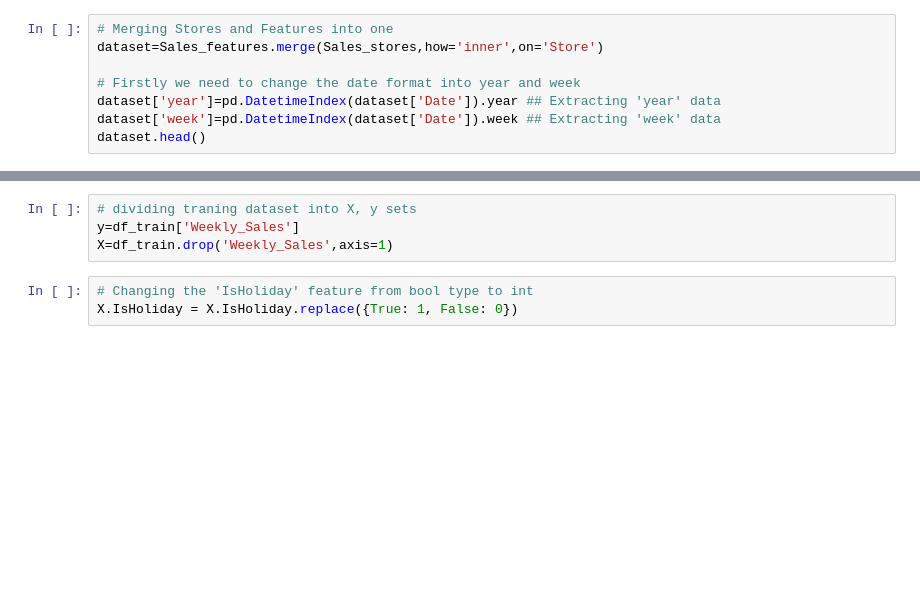
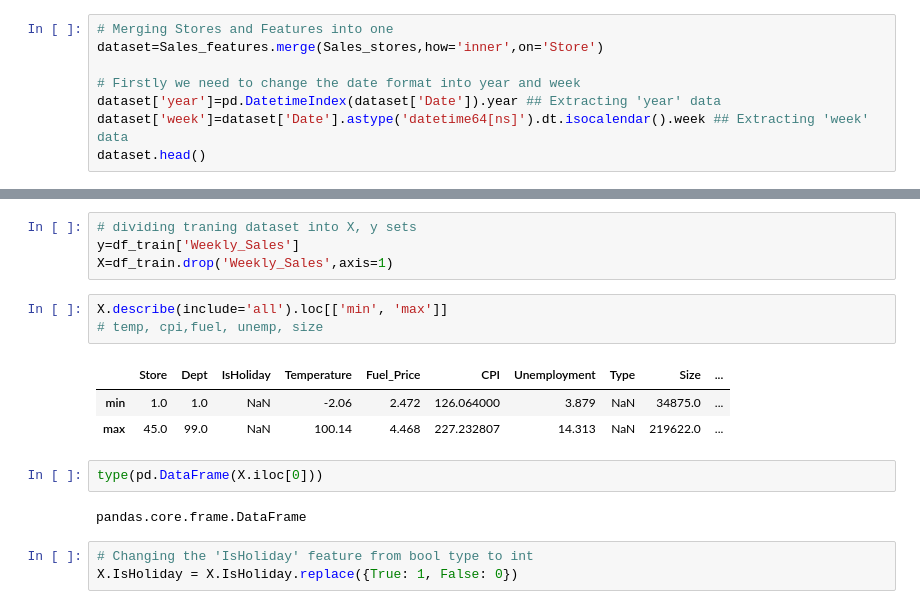
Before and after one commit to Govardhan211103/SalesForecasting, a Jupyter notebook: notebook/Model_Training.ipynb, the cells around one changed output, grey strips where cells are left out. Saved outputs shown, nothing was run; the diff lists cells and outputs as text; blank space fills up the shorter version.

```diff
--- a/notebook/Model_Training.ipynb
+++ b/notebook/Model_Training.ipynb
@@ -31,7 +31,7 @@ dataset=Sales_features.merge(Sales_stores,how='inner',on='Store')
 
 # Firstly we need to change the date format into year and week
 dataset['year']=pd.DatetimeIndex(dataset['Date']).year ## Extracting 'year' data
-dataset['week']=pd.DatetimeIndex(dataset['Date']).week ## Extracting 'week' data
+dataset['week']=dataset['Date'].astype('datetime64[ns]').dt.isocalendar().week ## Extracting 'week' data
 dataset.head()
 # %% [output]
 |  | Store | Date | Temperature | Fuel_Price | MarkDown1 | MarkDown2 | MarkDown3 | MarkDown4 | MarkDown5 | ... |
@@ -57,6 +57,17 @@ df_test.shape,df_train.shape
 # dividing traning dataset into X, y sets
 y=df_train['Weekly_Sales']
 X=df_train.drop('Weekly_Sales',axis=1)
+# %%
+X.describe(include='all').loc[['min', 'max']]
+# temp, cpi,fuel, unemp, size
+# %% [output]
+|  | Store | Dept | IsHoliday | Temperature | Fuel_Price | CPI | Unemployment | Type | Size | ... |
+| min | 1.0 | 1.0 | NaN | -2.06 | 2.472 | 126.064000 | 3.879 | NaN | 34875.0 | ... |
+| max | 45.0 | 99.0 | NaN | 100.14 | 4.468 | 227.232807 | 14.313 | NaN | 219622.0 | ... |
+# %%
+type(pd.DataFrame(X.iloc[0]))
+# %% [output]
+pandas.core.frame.DataFrame
 # %%
 # Changing the 'IsHoliday' feature from bool type to int
 X.IsHoliday = X.IsHoliday.replace({True: 1, False: 0})
```
Also changed, not shown: parts of 8 cells of this notebook, 11 other files.
